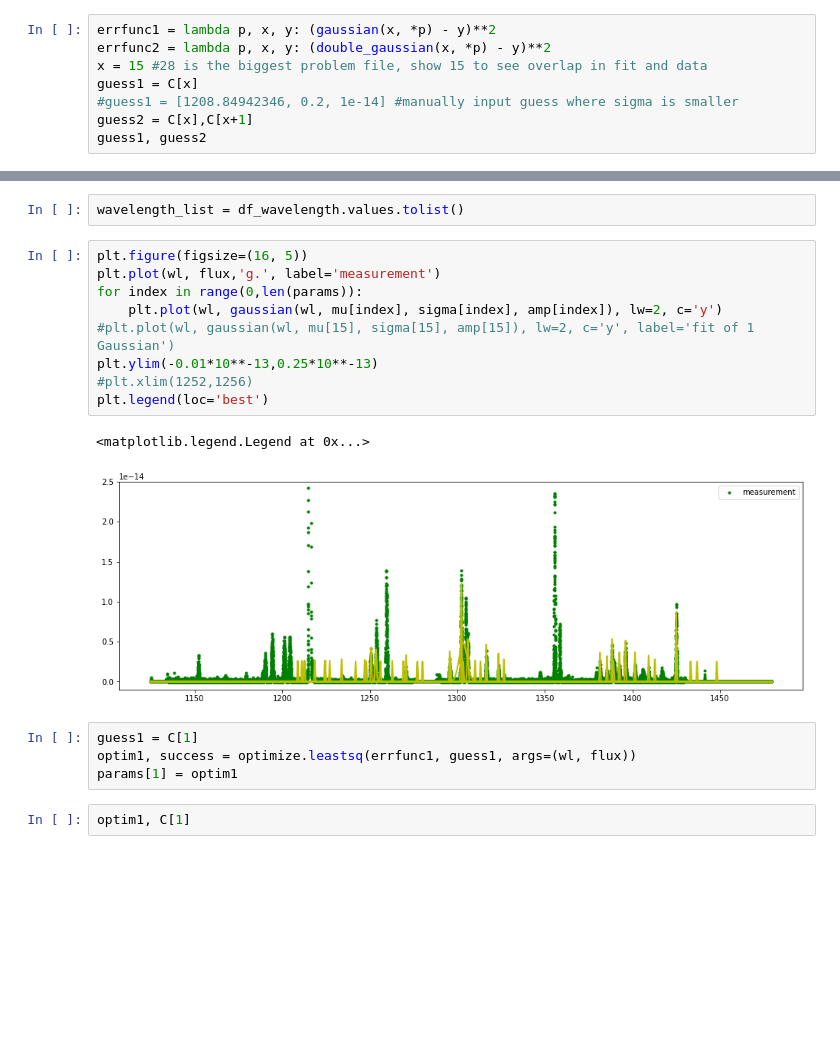
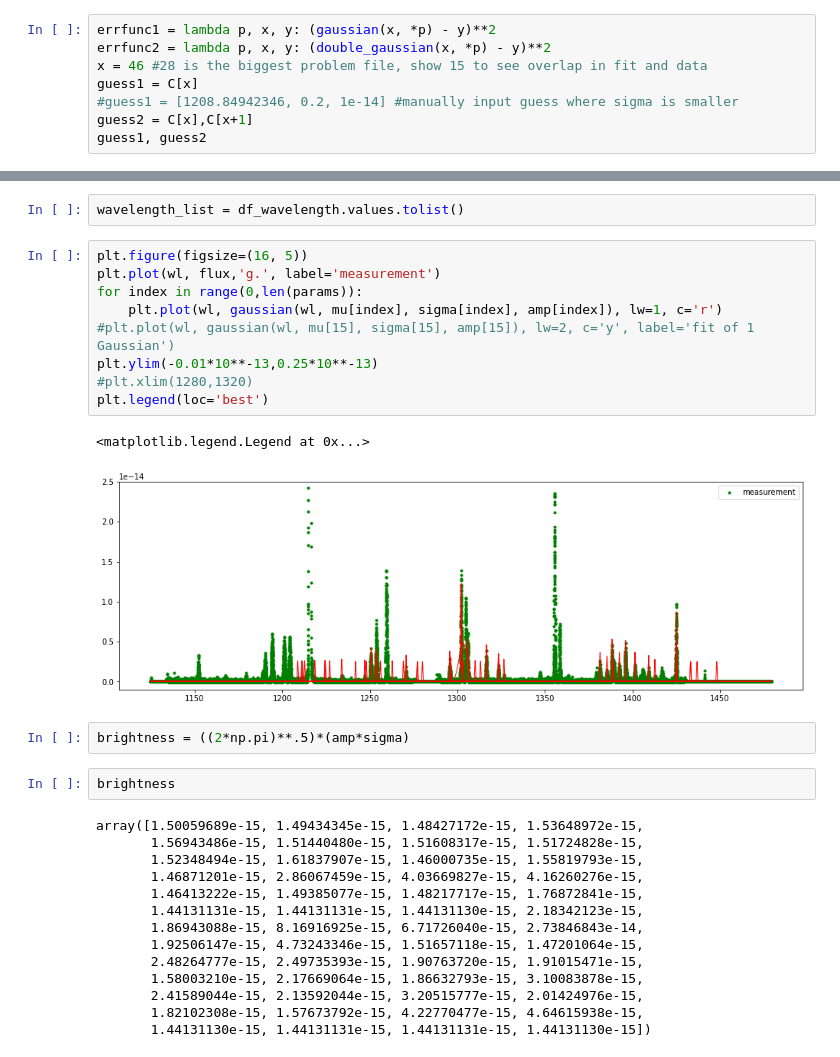
Before and after one commit to 18ganesha/io_brightness, a Jupyter notebook: notebooks/16_Total_array_for_leastsq.ipynb, the cells around one changed output, grey strips where cells are left out. Drawn from its saved outputs; the diff is of its cells as text; blank space fills up the shorter version.

```diff
--- a/notebooks/16_Total_array_for_leastsq.ipynb
+++ b/notebooks/16_Total_array_for_leastsq.ipynb
@@ -65,7 +66,7 @@ C = C.tolist()
 # %%
 errfunc1 = lambda p, x, y: (gaussian(x, *p) - y)**2
 errfunc2 = lambda p, x, y: (double_gaussian(x, *p) - y)**2
-x = 15 #28 is the biggest problem file, show 15 to see overlap in fit and data
+x = 46 #28 is the biggest problem file, show 15 to see overlap in fit and data
 guess1 = C[x]
 #guess1 = [1208.84942346, 0.2, 1e-14] #manually input guess where sigma is smaller
 guess2 = C[x],C[x+1]
@@ -122,18 +123,30 @@ wavelength_list = df_wavelength.values.tolist()
 # %%
 plt.figure(figsize=(16, 5))
 plt.plot(wl, flux,'g.', label='measurement')
 for index in range(0,len(params)):
-    plt.plot(wl, gaussian(wl, mu[index], sigma[index], amp[index]), lw=2, c='y')
+    plt.plot(wl, gaussian(wl, mu[index], sigma[index], amp[index]), lw=1, c='r')
 #plt.plot(wl, gaussian(wl, mu[15], sigma[15], amp[15]), lw=2, c='y', label='fit of 1 Gaussian')
 plt.ylim(-0.01*10**-13,0.25*10**-13)
-#plt.xlim(1252,1256)
+#plt.xlim(1280,1320)
 plt.legend(loc='best')
 # %% [output]
 <matplotlib.legend.Legend at 0x...>
-[figure, old version]
+[figure, new version]
-# %%
-guess1 = C[1]
-optim1, success = optimize.leastsq(errfunc1, guess1, args=(wl, flux))
-params[1] = optim1
-# %%
-optim1, C[1]
+# %%
+brightness = ((2*np.pi)**.5)*(amp*sigma)
+# %%
+brightness
+# %% [output]
+array([1.50059689e-15, 1.49434345e-15, 1.48427172e-15, 1.53648972e-15,
+       1.56943486e-15, 1.51440480e-15, 1.51608317e-15, 1.51724828e-15,
+       1.52348494e-15, 1.61837907e-15, 1.46000735e-15, 1.55819793e-15,
+       1.46871201e-15, 2.86067459e-15, 4.03669827e-15, 4.16260276e-15,
+       1.46413222e-15, 1.49385077e-15, 1.48217717e-15, 1.76872841e-15,
+       1.44131131e-15, 1.44131131e-15, 1.44131130e-15, 2.18342123e-15,
+       1.86943088e-15, 8.16916925e-15, 6.71726040e-15, 2.73846843e-14,
+       1.92506147e-15, 4.73243346e-15, 1.51657118e-15, 1.47201064e-15,
+       2.48264777e-15, 2.49735393e-15, 1.90763720e-15, 1.91015471e-15,
+       1.58003210e-15, 2.17669064e-15, 1.86632793e-15, 3.10083878e-15,
+       2.41589044e-15, 2.13592044e-15, 3.20515777e-15, 2.01424976e-15,
+       1.82102308e-15, 1.57673792e-15, 4.22770477e-15, 4.64615938e-15,
+       1.44131130e-15, 1.44131131e-15, 1.44131131e-15, 1.44131130e-15])
```
Also changed, not shown: parts of 5 cells of this notebook, 5 other files.
